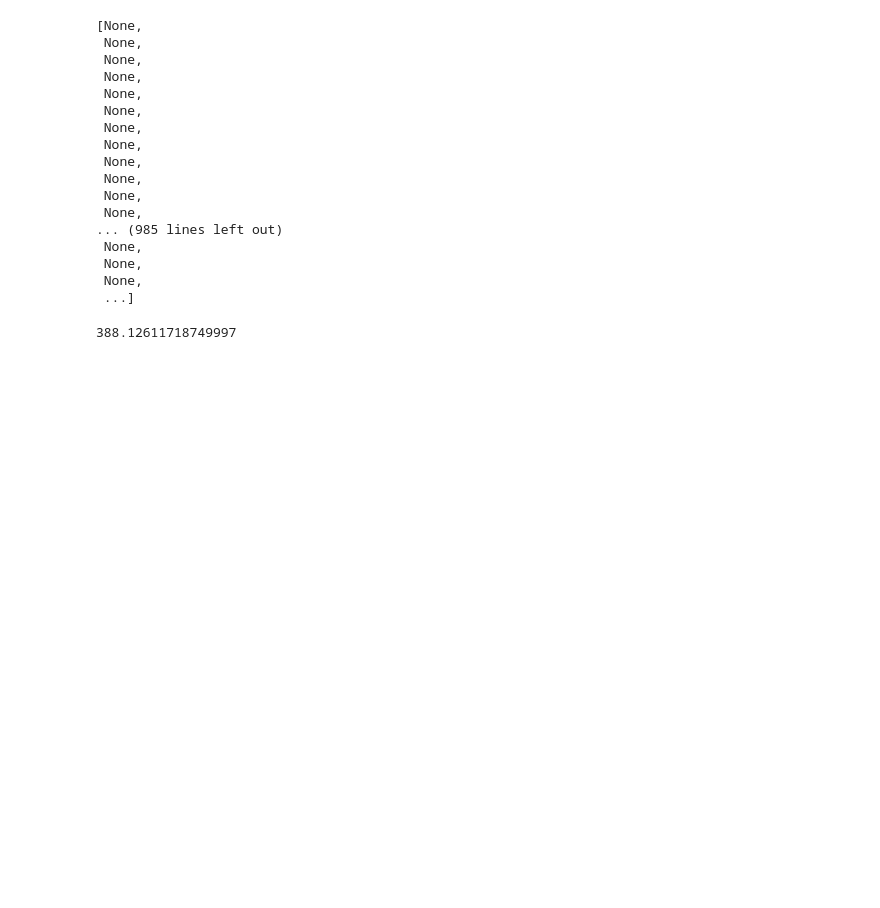
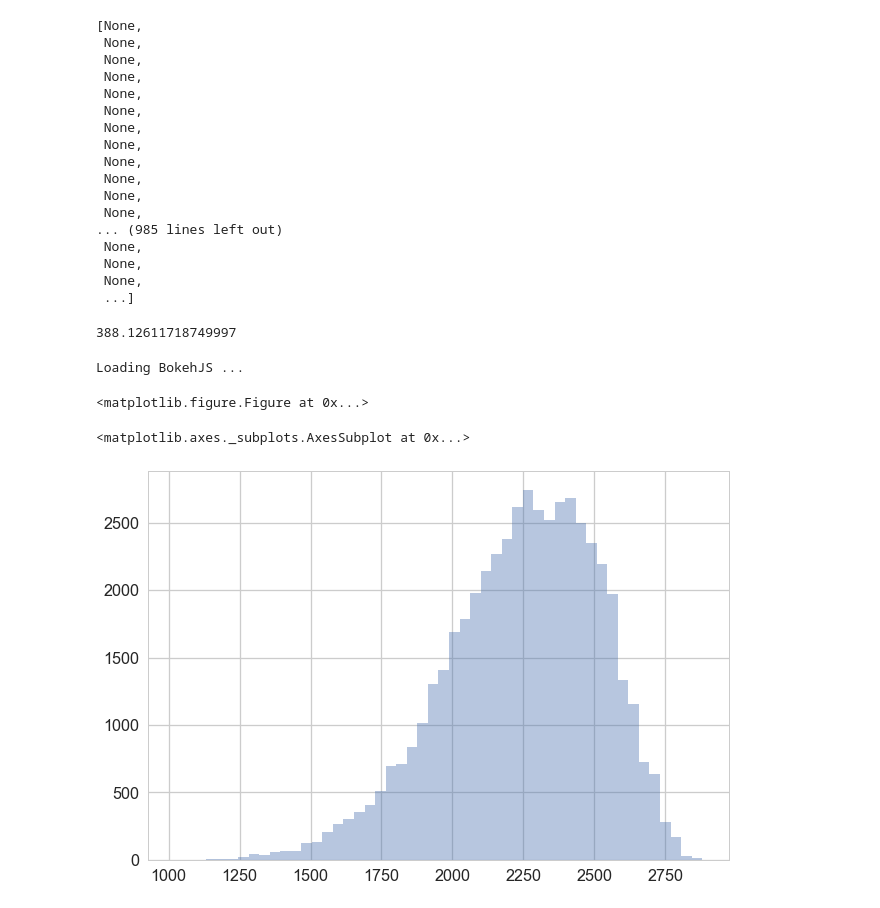
Before and after one commit to Curiousss/ChessKaggle, a Jupyter notebook: FindingElo.ipynb, the cells around one changed output. Saved outputs shown, nothing was run; the diff lists cells and outputs as text; code cells hidden in the pictures; blank space fills up the shorter version.

Commit message:
Visualizations

```diff
--- a/FindingElo.ipynb
+++ b/FindingElo.ipynb
@@ -493,3 +493,19 @@ from sklearn.metrics import mean_absolute_error
 mean_absolute_error(black_elos_keras+white_elos_keras, real_black_elo + real_white_elo)
 # %% [output]
 388.12611718749997
+# %%
+%matplotlib inline
+import seaborn as sns
+import bokeh.plotting as bk
+bk.output_notebook()
+sns.set_style("whitegrid")
+sns.set_context("talk", font_scale=1.25)
+sns.despine(left=True)
+# %% [output]
+Loading BokehJS ...
+<matplotlib.figure.Figure at 0x...>
+# %%
+sns.distplot(elos, kde=False)
+# %% [output]
+<matplotlib.axes._subplots.AxesSubplot at 0x...>
+[figure, added]
```
Also changed, not shown: parts of 13 cells of this notebook.
